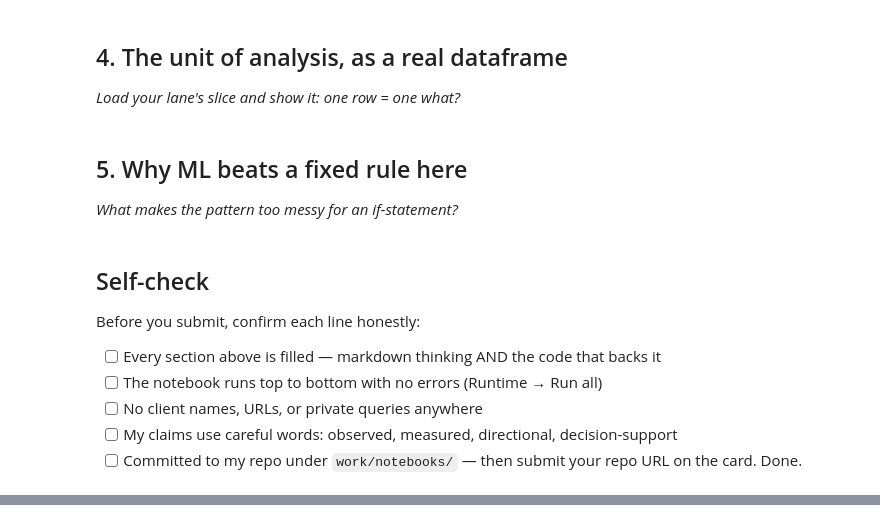
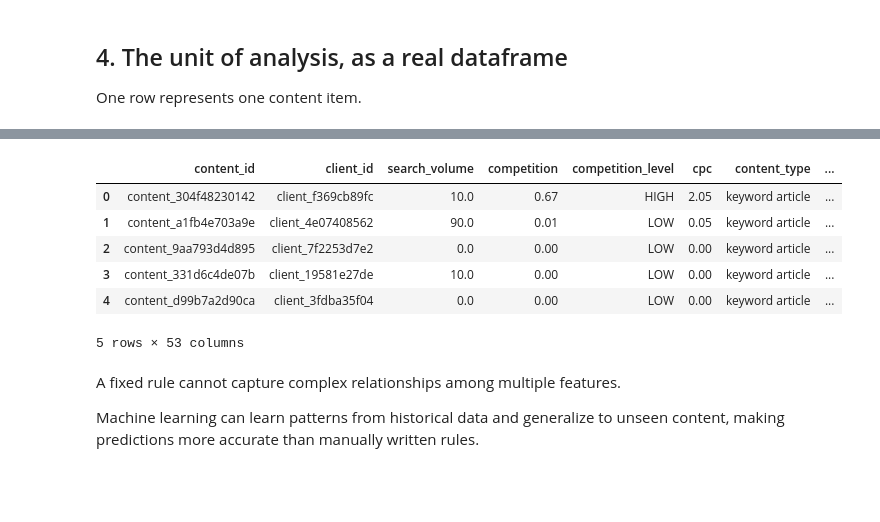
Before and after one commit to forhadmia231/flyrank-ml-internship, a Jupyter notebook: work/notebooks/w02_ml_task_framing.ipynb, the cells around one changed output, grey strips where cells are left out. Saved outputs shown, nothing was run; the diff lists cells and outputs as text; code cells hidden in the pictures; blank space fills up the shorter version.

```diff
--- a/work/notebooks/w02_ml_task_framing.ipynb
+++ b/work/notebooks/w02_ml_task_framing.ipynb
@@ -30,4 +50,4 @@ This skeleton is yours to fill. Work the sections **in order** — each one has
 # %% [markdown]
 ## 4. The unit of analysis, as a real dataframe
 
-*Load your lane's slice and show it: one row = one what?*
+One row represents one content item.
@@ -37,4 +53,0 @@ This skeleton is yours to fill. Work the sections **in order** — each one has
-# %% [markdown]
-## 5. Why ML beats a fixed rule here
-
-*What makes the pattern too messy for an if-statement?*
@@ -44,10 +54,11 @@ This skeleton is yours to fill. Work the sections **in order** — each one has
-# %% [markdown]
-## Self-check
-
-Before you submit, confirm each line honestly:
-
-- [ ] Every section above is filled — markdown thinking AND the code that backs it
-- [ ] The notebook runs top to bottom with no errors (Runtime → Run all)
-- [ ] No client names, URLs, or private queries anywhere
-- [ ] My claims use careful words: observed, measured, directional, decision-support
-- [ ] Committed to my repo under `work/notebooks/` — then submit your repo URL on the card. Done.
+# %%
+!pip install -q datasets
+
+from datasets import load_dataset
+
+ds = load_dataset("FlyRank/internship-starter")
+
+df = ds["train"].to_pandas()
+
+df.head()
+# %% [output]
@@ -53,0 +67,11 @@ Before you submit, confirm each line honestly:
+|  | content_id | client_id | search_volume | competition | competition_level | cpc | content_type | ... |
+| 0 | content_304f48230142 | client_f369cb89fc | 10.0 | 0.67 | HIGH | 2.05 | keyword article | ... |
+| 1 | content_a1fb4e703a9e | client_4e07408562 | 90.0 | 0.01 | LOW | 0.05 | keyword article | ... |
+| 2 | content_9aa793d4d895 | client_7f2253d7e2 | 0.0 | 0.00 | LOW | 0.00 | keyword article | ... |
+| 3 | content_331d6c4de07b | client_19581e27de | 10.0 | 0.00 | LOW | 0.00 | keyword article | ... |
+| 4 | content_d99b7a2d90ca | client_3fdba35f04 | 0.0 | 0.00 | LOW | 0.00 | keyword article | ... |
+5 rows × 53 columns
+# %% [markdown]
+A fixed rule cannot capture complex relationships among multiple features.
+
+Machine learning can learn patterns from historical data and generalize to unseen content, making predictions more accurate than manually written rules.
```
Also changed, not shown: parts of 15 cells of this notebook.
